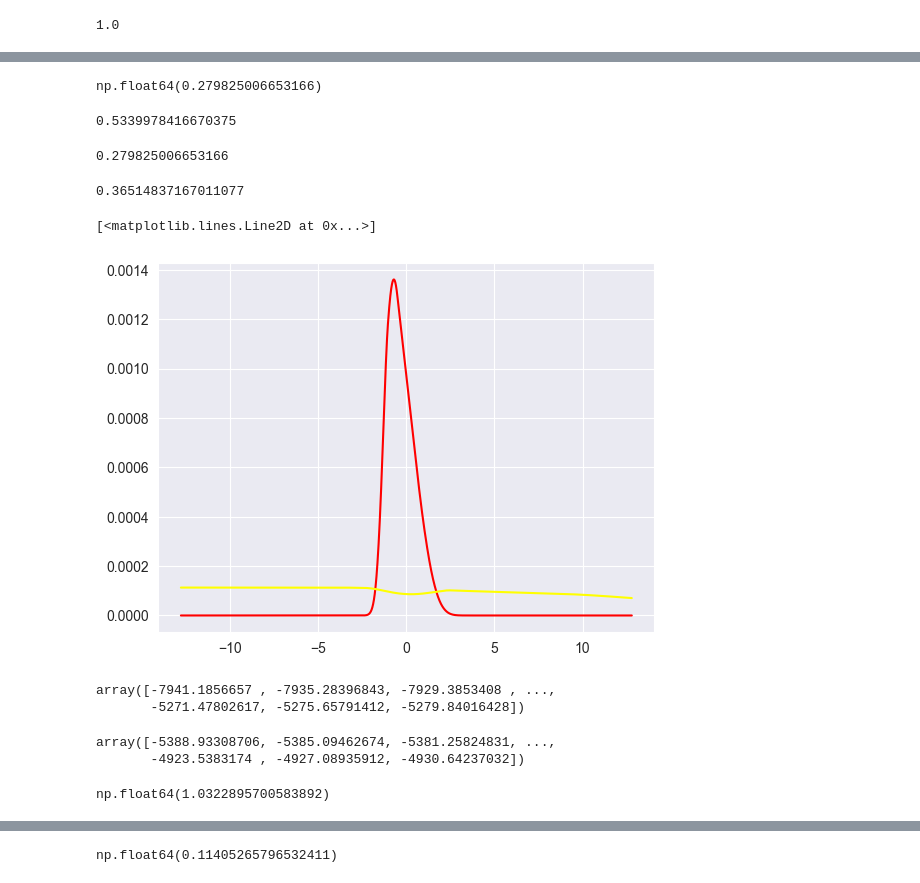
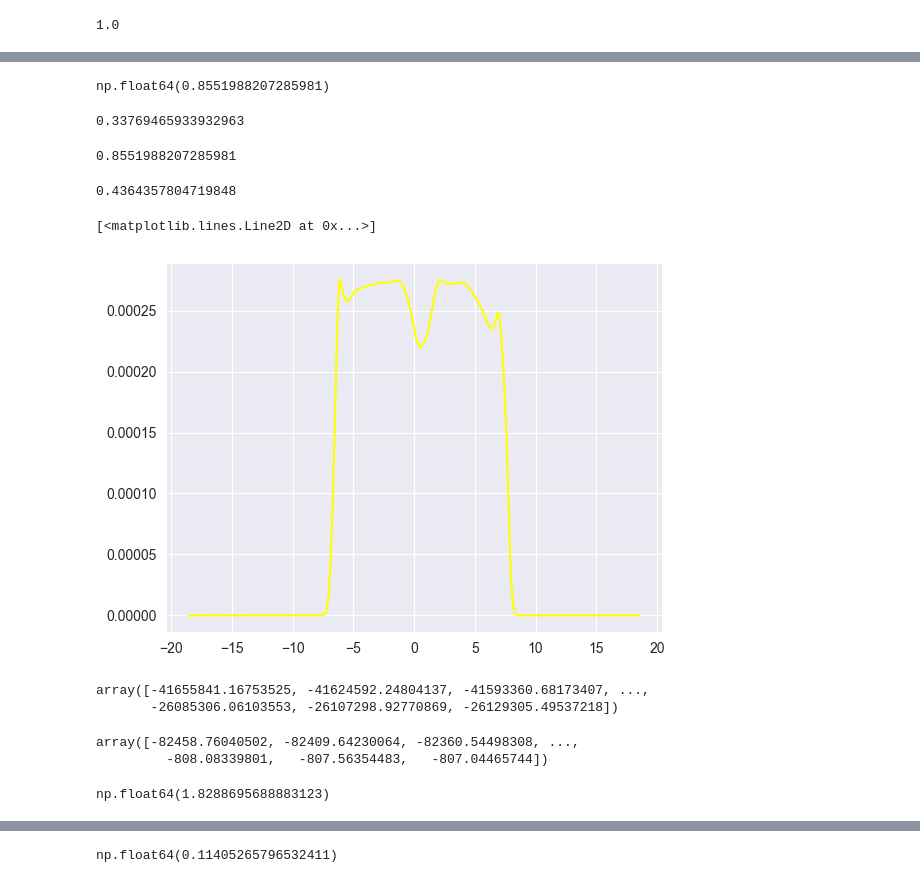
Before and after one commit to yiling-h/SI-CART, a Jupyter notebook: CART_node_inf_test.ipynb, the cells around one changed output, grey strips where cells are left out. Saved outputs shown, nothing was run; the diff lists cells and outputs as text; code cells hidden in the pictures.

Commit message:
Finer grid

```diff
--- a/CART_node_inf_test.ipynb
+++ b/CART_node_inf_test.ipynb
@@ -1150,10 +1150,10 @@ class RegressionTree:
 # %% [markdown]
 ## Testing Approximate Reference
 # %%
-n = 200
+n = 100
 p = 5
 
-np.random.seed(10001)
+np.random.seed(10017)
 X = np.random.normal(size=(n, p))
 a = 1
 b = 2
@@ -1174,11 +1174,11 @@ draw_tree(reg_tree.root)
 # %%
 t1 = time()
 pval, dist, contrast, norm_contrast, obs_tar, logW, suff, sel_probs, marginal = (
-    reg_tree.condl_node_inference(node=reg_tree.terminal_nodes[5],
+    reg_tree.condl_node_inference(node=reg_tree.terminal_nodes[1],
                                   ngrid=10000,
-                                  ncoarse=50,
-                                  grid_w_const=10,
-                                  reduced_dim=None,
+                                  ncoarse=200,
+                                  grid_w_const=15,
+                                  reduced_dim=10,
                                   sd=sd, use_cvxpy=True))
 t2 = time()
 print(t2 - t1)
@@ -1198,0 +1206,10 @@ print(t2 - t1)
+# %%
+t1 = time()
+pval_full, dist_full, contrast_full, norm_contrast_full, obs_tar_full, logW_full, suff_full, sel_probs_full = (
+    reg_tree.node_inference(node=reg_tree.terminal_nodes[2],
+                            ngrid=10000,
+                            ncoarse=50,
+                            grid_w_const=10,
+                            sd=sd, use_cvxpy=True))
+t2 = time()
+print(t2 - t1)
@@ -1222,52 +1241,52 @@ np.float64(0.279825006653166)
 # %%
 norm_contrast.dot(y)
 # %% [output]
-np.float64(0.279825006653166)
+np.float64(0.8551988207285981)
 # %%
 naive_pivot = Z_test(y=y, norm_contrast=norm_contrast,
                      null=norm_contrast.dot(mu))
 print(naive_pivot)
 # %% [output]
-0.5339978416670375
+0.33769465933932963
 # %%
 print(obs_tar)
 # %% [output]
-0.279825006653166
+0.8551988207285981
 # %%
 print(norm_contrast.dot(mu))
 # %% [output]
-0.36514837167011077
+0.4364357804719848
 # %%
 def normalize(x):
     return x/x.sum()
 # %%
 import matplotlib.pyplot as plt
 width = 10 * (np.abs(obs_tar) + 1)
 x = np.linspace(-width, width, 10000)
-plt.plot(x, normalize(np.exp(sel_probs - marginal - np.max(sel_probs - marginal))), color="red")
+#plt.plot(x, normalize(np.exp(sel_probs - marginal - np.max(sel_probs - marginal))), color="red")
 #plt.plot(x, (marginal), color="blue")
 #plt.plot(x, normalize(np.exp(sel_probs)), color="green")
 plt.plot(x, normalize(np.exp(sel_probs_full)), color="yellow")
 #plt.plot(x, normalize(dist.pdf(theta=norm_contrast.dot(mu))), color="blue")
 #plt.plot(x, normalize(dist_full.pdf(theta=norm_contrast.dot(mu))), color="blue")
 #plt.ylim(-5000, 1000)
 # %% [output]
 [<matplotlib.lines.Line2D at 0x...>]
-[figure, old version]
+[figure, new version]
 # %%
 sel_probs
 # %% [output]
-array([-7941.1856657 , -7935.28396843, -7929.3853408 , ...,
-       -5271.47802617, -5275.65791412, -5279.84016428])
+array([-41655841.16753525, -41624592.24804137, -41593360.68173407, ...,
+       -26085306.06103553, -26107298.92770869, -26129305.49537218])
 # %%
 marginal
 # %% [output]
-array([-5388.93308706, -5385.09462674, -5381.25824831, ...,
-       -4923.5383174 , -4927.08935912, -4930.64237032])
+array([-82458.76040502, -82409.64230064, -82360.54498308, ...,
+         -808.08339801,   -807.56354483,   -807.04465744])
 # %%
 np.max(np.exp(sel_probs))
 # %% [output]
-np.float64(1.0322895700583892)
+np.float64(1.8288695688883123)
 # %%
 plt.plot(x, dist.pdf(theta=norm_contrast.dot(mu)))
 plt.vlines(obs_tar, ymin=0, ymax=np.max(dist.pdf(theta=norm_contrast.dot(mu))),
```
Also changed, not shown: parts of 11 cells of this notebook, 27 other files.
